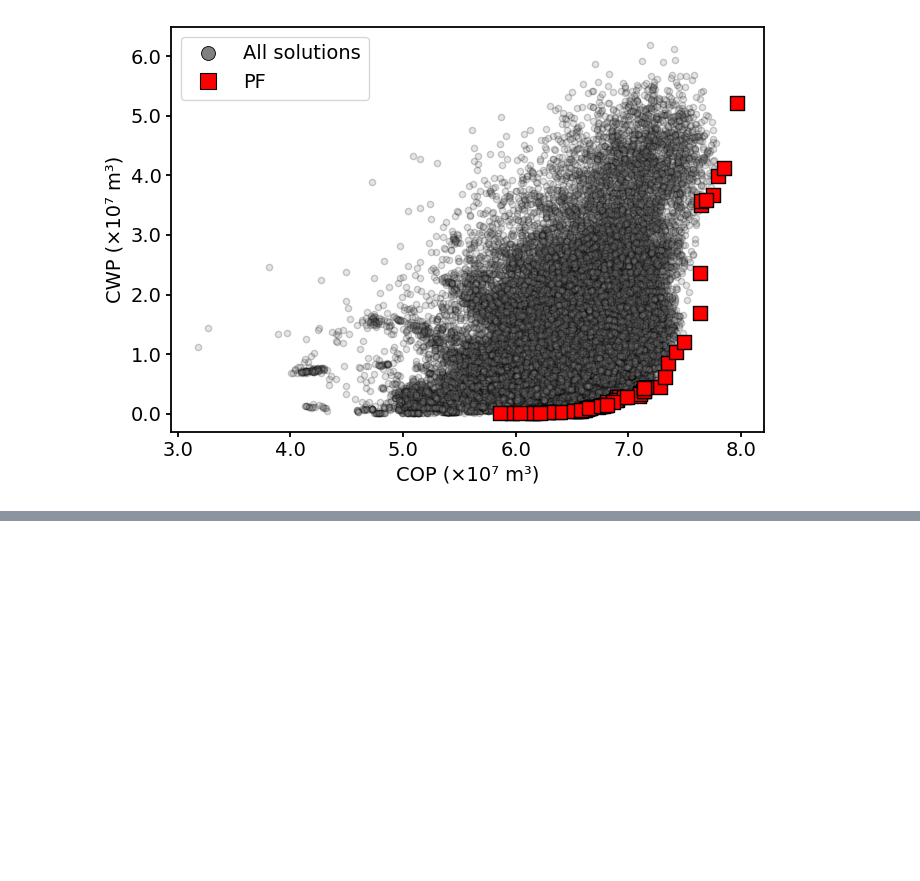
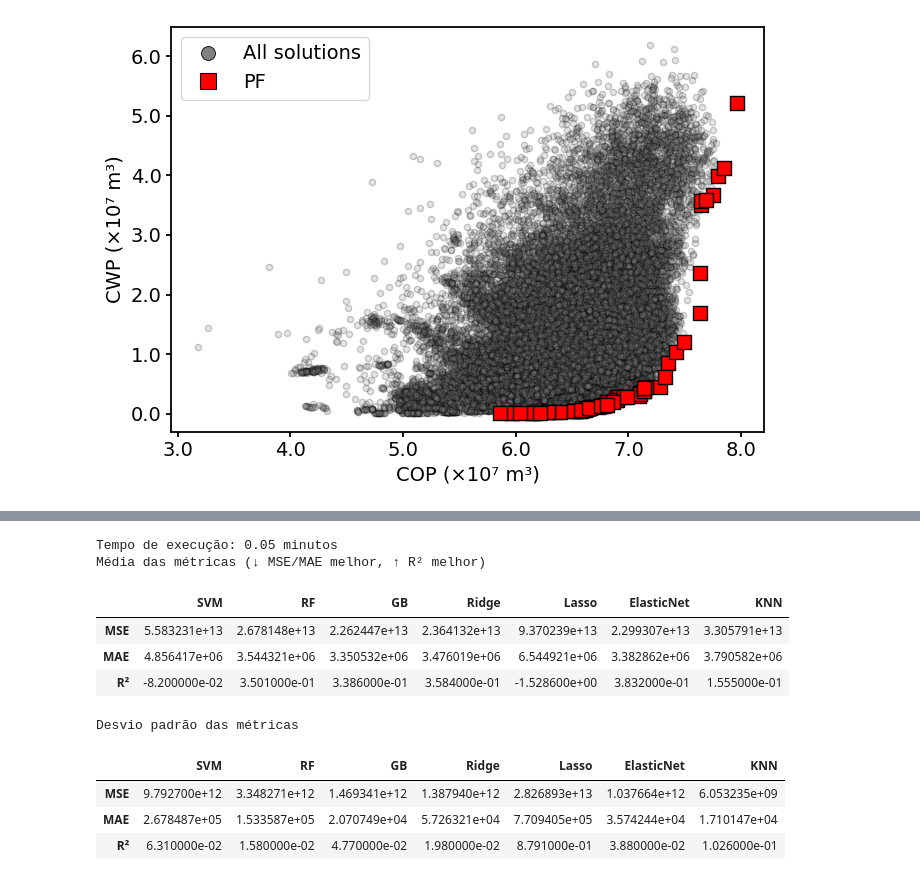
Before and after one commit to mbdemoraes/2026_bracis_datasets, a Jupyter notebook: analysis_MOU1D.ipynb, the cells around one changed output, grey strips where cells are left out. Drawn from its saved outputs; the diff is of its cells as text; code cells hidden in the pictures; blank space fills up the shorter version.

```diff
--- a/analysis_MOU1D.ipynb
+++ b/analysis_MOU1D.ipynb
@@ -188,0 +473,68 @@ plt.show()
+# %%
+# Subamostra X
+X_debug = X.sample(n=200, random_state=42)
+
+# Alinha y com os mesmos índices
+y_debug = y.loc[X_debug.index]
+
+# algorithms_debug = {
+#     "Ridge": (
+#         MultiOutputRegressor(Ridge()),
+#         {"model__estimator__alpha": [1.0]}
+#     ),
+#     "RF": (
+#         RandomForestRegressor(random_state=0),
+#         {"model__n_estimators": [50], "model__max_depth": [5]}
+#     )
+# }
+
+ini = time.time()
+
+# Chamada correta da função
+scores, best_params = run_multioutput_regression_cv(
+    algorithms=algorithms,
+    X=X_debug,
+    y=y_debug,
+    preprocessor=preprocessor,
+    n_splits=2
+)
+
+fim = time.time()
+print('\nTempo de execução:', round((fim - ini)/60, 2), 'minutos')
+
+
+mean_results = pd.DataFrame({
+    alg: [
+        np.mean([s['mse'] for s in scores[alg]]),
+        np.mean([s['mae'] for s in scores[alg]]),
+        np.mean([s['r2'] for s in scores[alg]])
+    ]
+    for alg in scores
+}, index=['MSE','MAE','R²'])
+
+std_results = pd.DataFrame({
+    alg: [
+        np.std([s['mse'] for s in scores[alg]]),
+        np.std([s['mae'] for s in scores[alg]]),
+        np.std([s['r2'] for s in scores[alg]])
+    ]
+    for alg in scores
+}, index=['MSE','MAE','R²'])
+
+print("Média das métricas (↓ MSE/MAE melhor, ↑ R² melhor)")
+display(mean_results.round(4))
+
+print("Desvio padrão das métricas")
+display(std_results.round(4))
+# %% [output]
+Tempo de execução: 0.05 minutos
+Média das métricas (↓ MSE/MAE melhor, ↑ R² melhor)
+|  | SVM | RF | GB | Ridge | Lasso | ElasticNet | KNN |
+| MSE | 5.583231e+13 | 2.678148e+13 | 2.262447e+13 | 2.364132e+13 | 9.370239e+13 | 2.299307e+13 | 3.305791e+13 |
+| MAE | 4.856417e+06 | 3.544321e+06 | 3.350532e+06 | 3.476019e+06 | 6.544921e+06 | 3.382862e+06 | 3.790582e+06 |
+| R² | -8.200000e-02 | 3.501000e-01 | 3.386000e-01 | 3.584000e-01 | -1.528600e+00 | 3.832000e-01 | 1.555000e-01 |
+Desvio padrão das métricas
+|  | SVM | RF | GB | Ridge | Lasso | ElasticNet | KNN |
+| MSE | 9.792700e+12 | 3.348271e+12 | 1.469341e+12 | 1.387940e+12 | 2.826893e+13 | 1.037664e+12 | 6.053235e+09 |
+| MAE | 2.678487e+05 | 1.533587e+05 | 2.070749e+04 | 5.726321e+04 | 7.709405e+05 | 3.574244e+04 | 1.710147e+04 |
+| R² | 6.310000e-02 | 1.580000e-02 | 4.770000e-02 | 1.980000e-02 | 8.791000e-01 | 3.880000e-02 | 1.026000e-01 |
```
Also changed, not shown: parts of 9 cells of this notebook, 5 other files.
